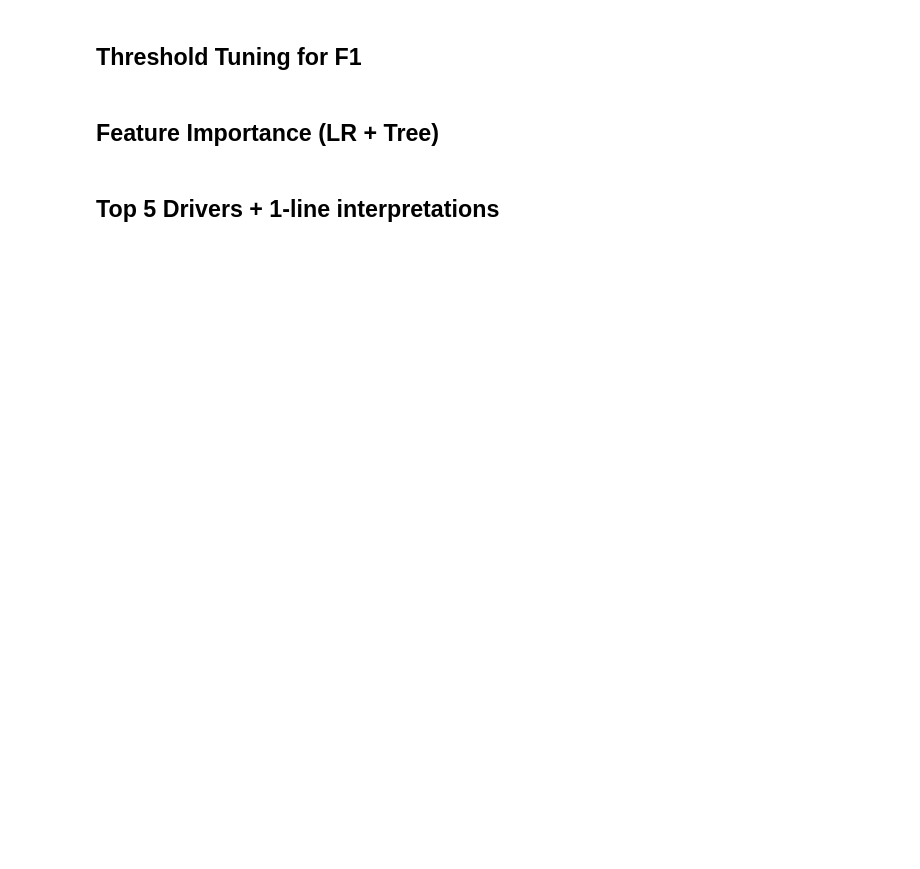
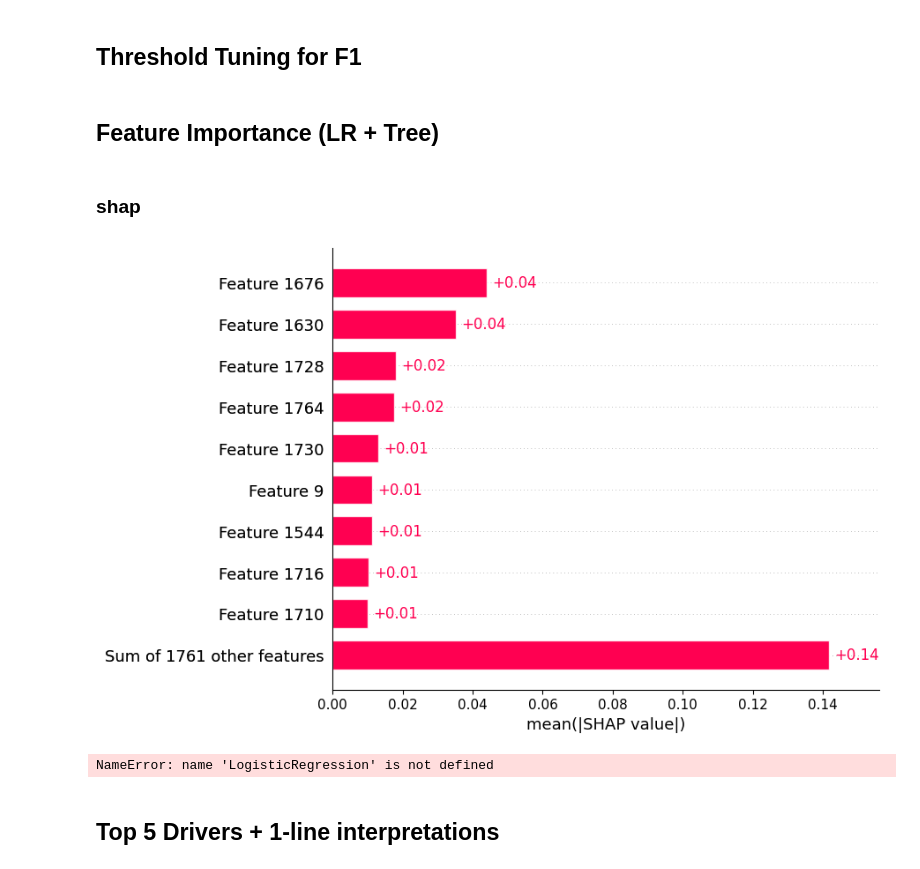
Before and after one commit to nickgeorgemathew/booking_analysis, a Jupyter notebook: notebooks/02_model.ipynb, the cells around one changed output. Saved outputs shown, nothing was run; the diff lists cells and outputs as text; code cells hidden in the pictures; blank space fills up the shorter version.

```diff
--- a/notebooks/02_model.ipynb
+++ b/notebooks/02_model.ipynb
@@ -304,10 +309,11 @@ pipe.get_params()
 rf=RandomForestClassifier(
     random_state=42
 )
+sampler=SMOTENC(random_state=42,categorical_features=[X.columns.get_loc(col) for col in cat_cols])
 rf_pipe=ImbPipeline( steps=
    [
        ("preprocessor",preprocessor),
-       ("sampler",SMOTENC(categorical_features=[1,3,6,7,8,14,15,16])),
+       ("sampler",sampler),
        ("model",rf)
    ]
 )
@@ -557,0 +652,33 @@ pd.DataFrame(mod.cv_results_).sort_values(by='rank_test_score')
+# %% [markdown]
+### shap
+# %%
+import shap
+import xgboost as xgb
+from sklearn.preprocessing import OneHotEncoder
+
+# Create ONE encoder instance
+encoder = OneHotEncoder(sparse_output=False, handle_unknown='ignore')
+
+# Initialize model
+model = xgb.XGBRegressor()
+
+# Fit encoder on training data and transform it
+X_r = encoder.fit_transform(X_train)
+model.fit(X_r, y_train)
+
+# Use the SAME fitted encoder to transform test data (transform only, NOT fit_transform)
+X_test_transformed = encoder.transform(X_test)
+
+# Create SHAP explainer
+explainer = shap.Explainer(model, X_r)
+feature_names = model.feature_names_in_
+
+
+top_5_features = [1676,1630,1728,1764,1730,9,1544,1716,1710]
+top_5_column_names = [feature_names[i] for i in top_5_features]
+top_5_column_names
+
+shap_values = explainer(X_test_transformed)
+shap.plots.bar(shap_values)
+# %% [output]
+[figure, added]
@@ -557,0 +699,11 @@ pd.DataFrame(mod.cv_results_).sort_values(by='rank_test_score')
+# %%
+model=LogisticRegression(max_iter=1000)
+encoder=OneHotEncoder(sparse_output=False, handle_unknown='ignore')
+X_r=encoder.fit_transform(X_train)
+model.fit(X_r,y_train)
+X_test_transformed=encoder.transform(X_test)
+explainer=shap.Explainer(model,X_r)
+shap_values=explainer(X_test_transformed)
+shap.plots.bar(shap_values)
+# %% [output]
+NameError: name 'LogisticRegression' is not defined
```
Also changed, not shown: parts of 40 cells of this notebook, 1 other file.
